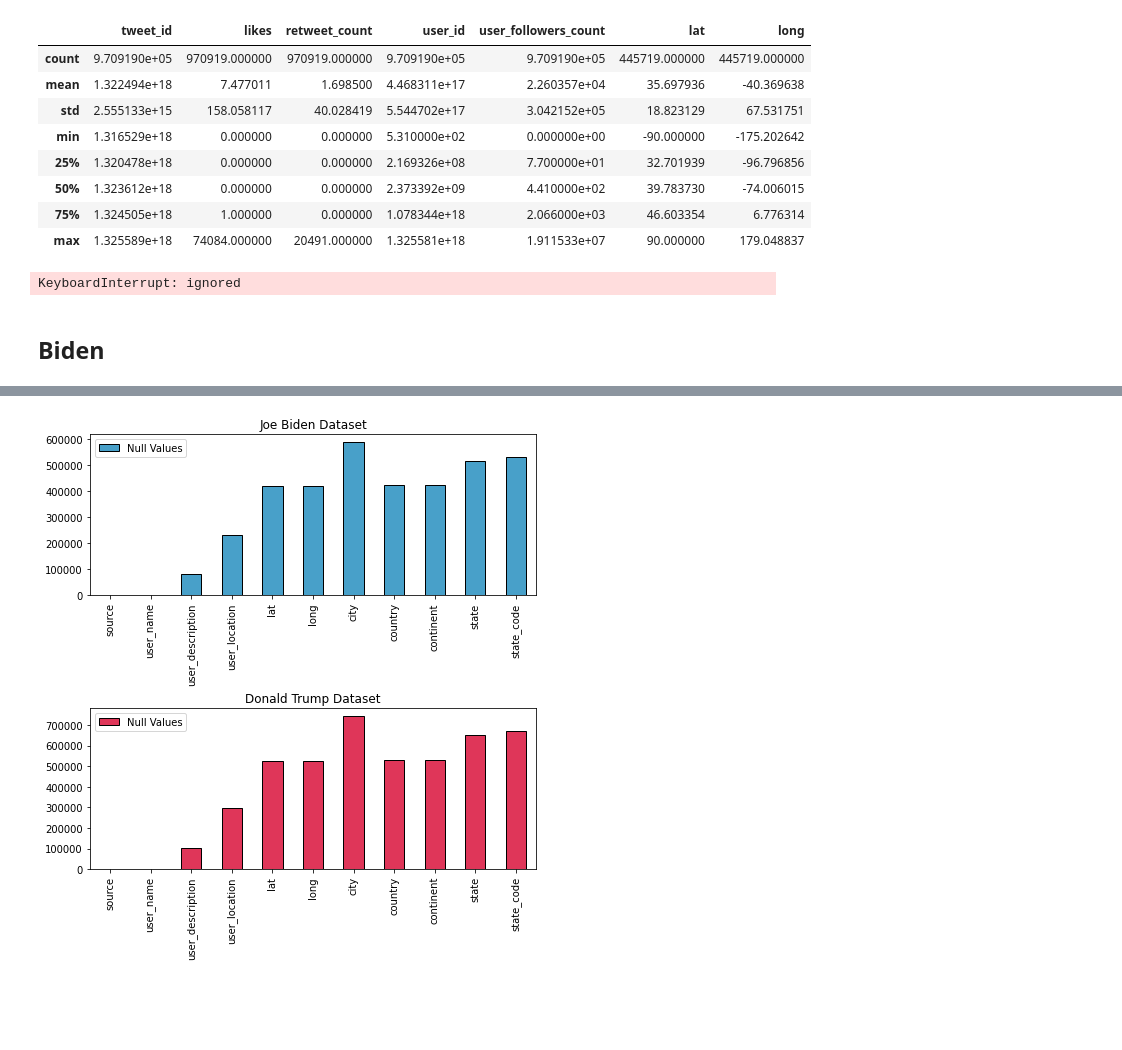
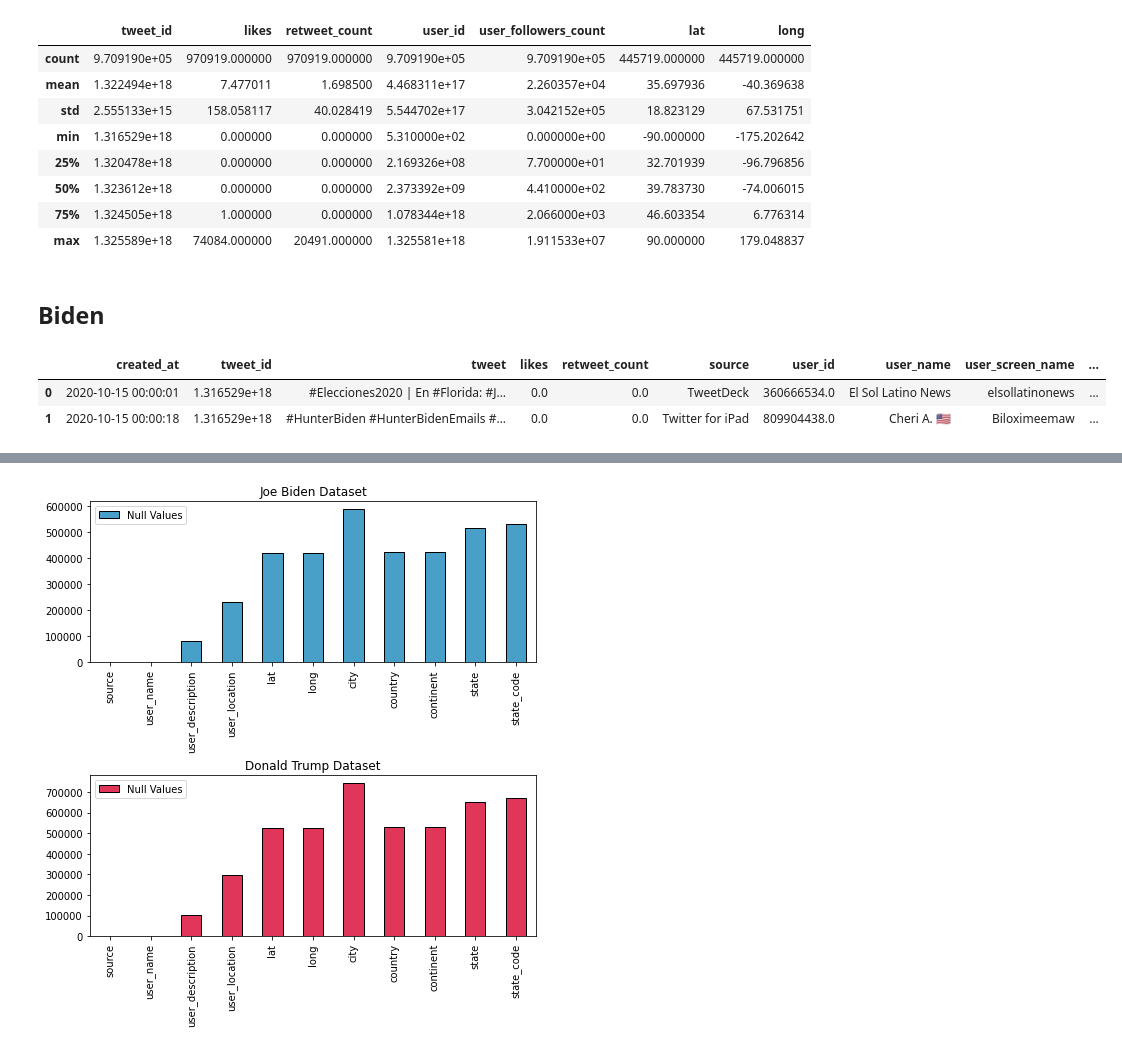
Before and after one commit to sydney-machine-learning/sentimentanalysis-USelections, a Jupyter notebook: main.ipynb, the cells around one changed output, grey strips where cells are left out. Drawn from its saved outputs; the diff is of its cells as text; code cells hidden in the pictures; blank space fills up the shorter version.

```diff
--- a/main.ipynb
+++ b/main.ipynb
@@ -91,11 +77,3 @@ df1.describe()
 | 50% | 1.323612e+18 | 0.000000 | 0.000000 | 2.373392e+09 | 4.410000e+02 | 39.783730 | -74.006015 |
 | 75% | 1.324505e+18 | 1.000000 | 0.000000 | 1.078344e+18 | 2.066000e+03 | 46.603354 | 6.776314 |
 | max | 1.325589e+18 | 74084.000000 | 20491.000000 | 1.325581e+18 | 1.911533e+07 | 90.000000 | 179.048837 |
-# %%
-g=sns.pairplot(df1, vars=['tweet_id','likes','retweet_count','user_id','user_followers_count','lat','long'],
-               plot_kws = {'alpha': 0.6, 's': 30, 'edgecolor': 'black'}, height=1.5, dropna=True)
-g.map_upper(sns.scatterplot, color='red')
-g.map_lower(sns.scatterplot, color='red')
-g.map_diag(plt.hist, color='red')
-# %% [output]
-KeyboardInterrupt: ignored
@@ -105,6 +81,10 @@ df1.isnull().sum()
 ## Biden
 # %%
 df2=pd.read_csv('/content/drive/MyDrive/US_elections/hashtag_joebiden.csv', lineterminator='\n')
-df2.head(2).T
+df2.head(2)
+# %% [output]
+|  | created_at | tweet_id | tweet | likes | retweet_count | source | user_id | user_name | user_screen_name | ... |
+| 0 | 2020-10-15 00:00:01 | 1.316529e+18 | #Elecciones2020 | En #Florida: #J... | 0.0 | 0.0 | TweetDeck | 360666534.0 | El Sol Latino News | elsollatinonews | ... |
+| 1 | 2020-10-15 00:00:18 | 1.316529e+18 | #HunterBiden #HunterBidenEmails #... | 0.0 | 0.0 | Twitter for iPad | 809904438.0 | Cheri A. 🇺🇸 | Biloximeemaw | ... |
 # %%
 df2.describe()
```
Also changed, not shown: parts of 11 cells of this notebook.
